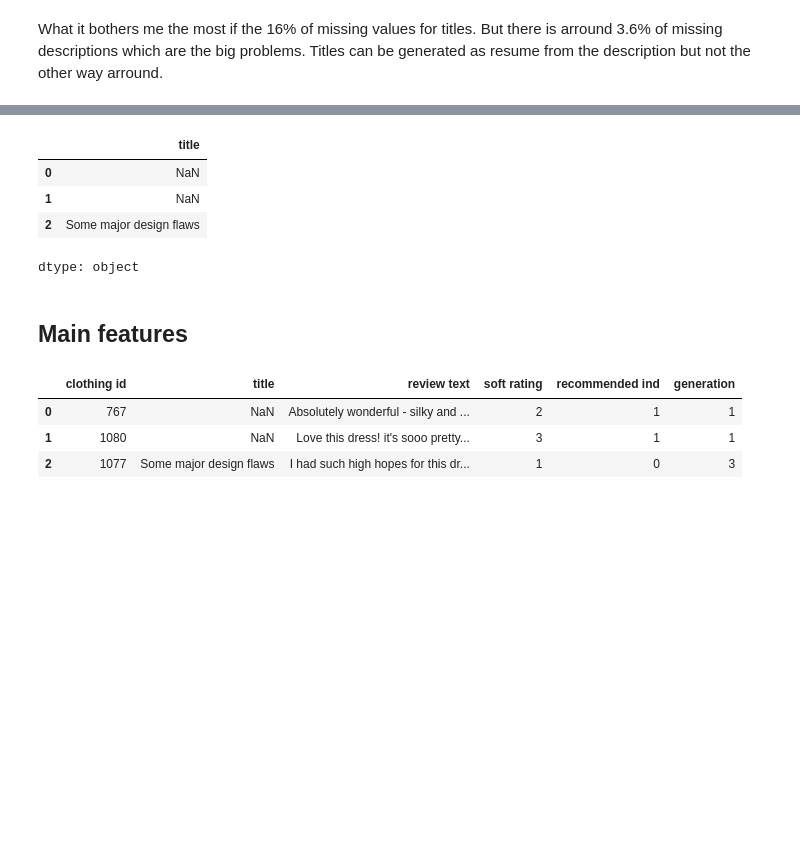
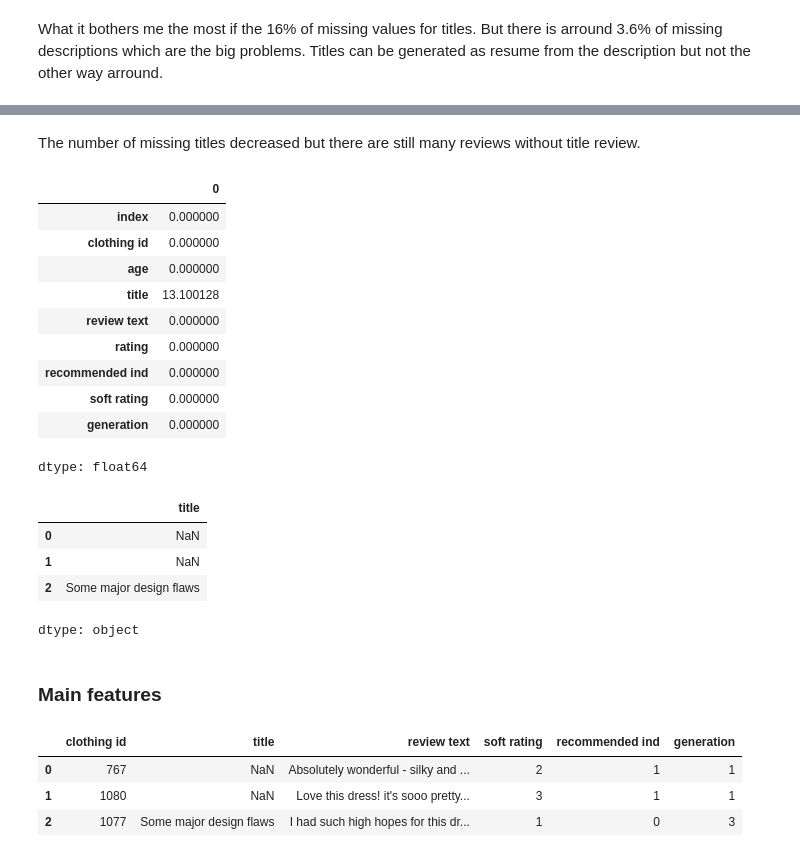
Before and after one commit to wilberquito/HomeAssigment, a Jupyter notebook: clothing_e_comerce_opinion.ipynb, the cells around one changed output, grey strips where cells are left out. Saved outputs shown, nothing was run; the diff lists cells and outputs as text; code cells hidden in the pictures; blank space fills up the shorter version.

```diff
--- a/clothing_e_comerce_opinion.ipynb
+++ b/clothing_e_comerce_opinion.ipynb
@@ -337,6 +369,23 @@ reviews_df.head(3)
 | 0 | 0 | 767 | 33 | NaN | Absolutely wonderful - silky and ... | 4 | 1 | 2 | ... |
 | 1 | 1 | 1080 | 34 | NaN | Love this dress! it's sooo pretty... | 5 | 1 | 3 | ... |
 | 2 | 2 | 1077 | 60 | Some major design flaws | I had such high hopes for this dr... | 3 | 0 | 1 | ... |
+# %% [markdown]
+The number of missing titles decreased but there
+are still many reviews without title review.
+# %%
+(reviews_df.isna().sum() * 100) / reviews_df.shape[0]
+# %% [output]
+|  | 0 |
+| index | 0.000000 |
+| clothing id | 0.000000 |
+| age | 0.000000 |
+| title | 13.100128 |
+| review text | 0.000000 |
+| rating | 0.000000 |
+| recommended ind | 0.000000 |
+| soft rating | 0.000000 |
+| generation | 0.000000 |
+dtype: float64
 # %%
 reviews_df['title'].head(3)
 # %% [output]
@@ -346,7 +395,7 @@ reviews_df['title'].head(3)
 | 2 | Some major design flaws |
 dtype: object
 # %% [markdown]
-## Main features
+### Main features
 # %%
 features = [
     'clothing id',
```
Also changed, not shown: parts of 23 cells of this notebook.
